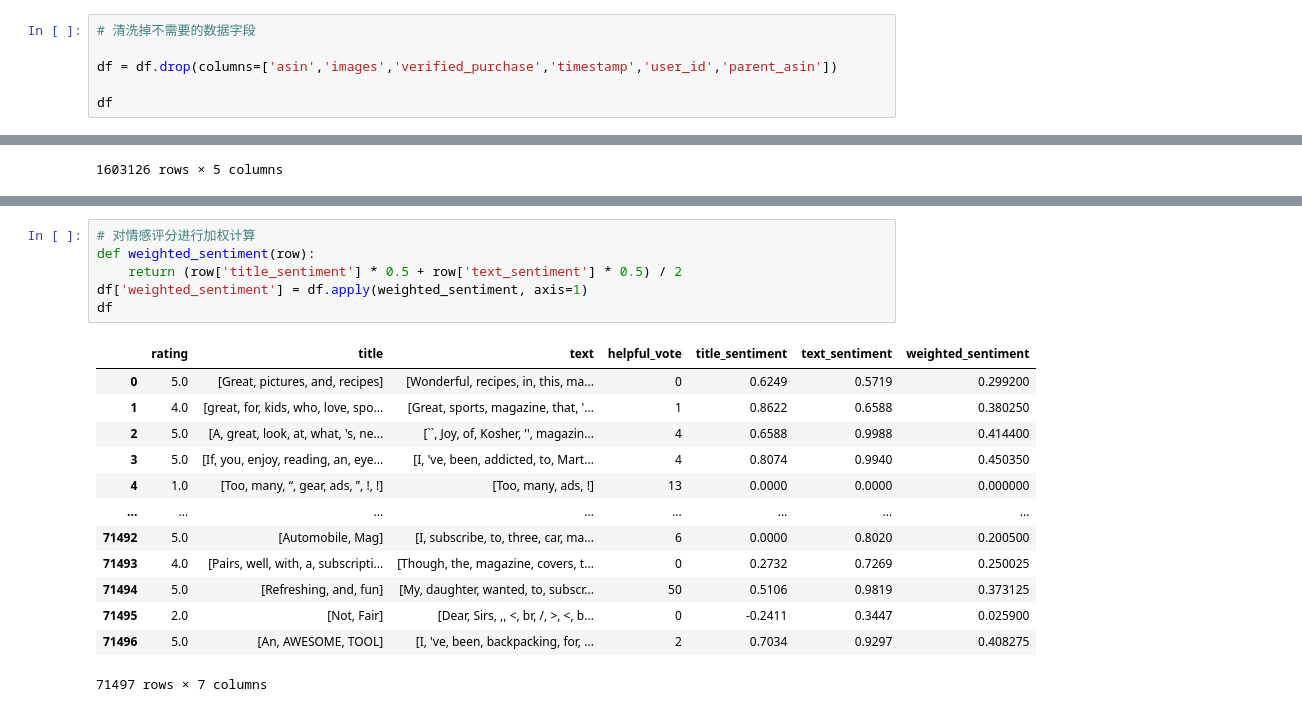
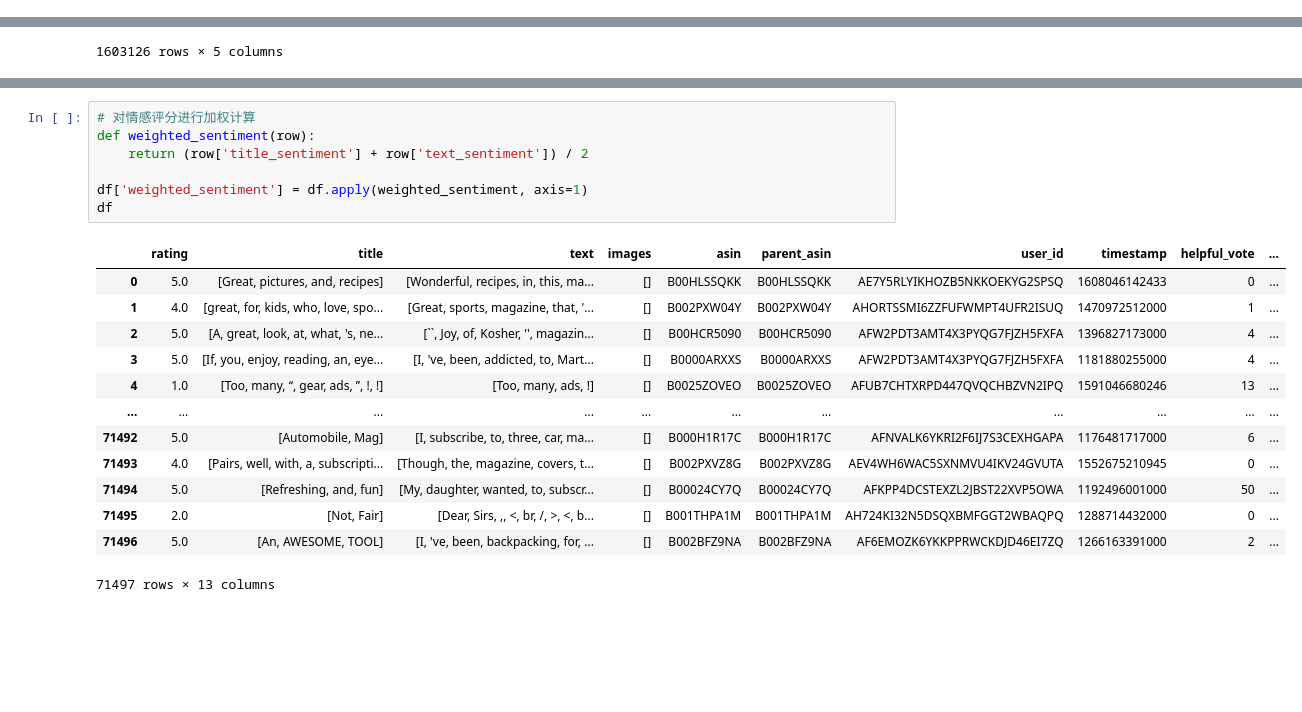
Before and after one commit to ihanofficial/Python_E-commercial_Review_Analysis, a Jupyter notebook: note.ipynb, the cells around one changed output, grey strips where cells are left out. Drawn from its saved outputs; the diff is of its cells as text; blank space fills up the shorter version.

```diff
--- a/note.ipynb
+++ b/note.ipynb
@@ -98,6 +97,0 @@ clean_data
-# %%
-# 清洗掉不需要的数据字段
-
-df = df.drop(columns=['asin','images','verified_purchase','timestamp','user_id','parent_asin'])
-
-df
@@ -304,23 +296,24 @@ df
 # %%
 # 对情感评分进行加权计算
 def weighted_sentiment(row):
-    return (row['title_sentiment'] * 0.5 + row['text_sentiment'] * 0.5) / 2
+    return (row['title_sentiment'] + row['text_sentiment']) / 2
+
 df['weighted_sentiment'] = df.apply(weighted_sentiment, axis=1)
 df
 # %% [output]
-|  | rating | title | text | helpful_vote | title_sentiment | text_sentiment | weighted_sentiment |
-| 0 | 5.0 | [Great, pictures, and, recipes] | [Wonderful, recipes, in, this, ma... | 0 | 0.6249 | 0.5719 | 0.299200 |
-| 1 | 4.0 | [great, for, kids, who, love, spo... | [Great, sports, magazine, that, '... | 1 | 0.8622 | 0.6588 | 0.380250 |
-| 2 | 5.0 | [A, great, look, at, what, 's, ne... | [``, Joy, of, Kosher, '', magazin... | 4 | 0.6588 | 0.9988 | 0.414400 |
-| 3 | 5.0 | [If, you, enjoy, reading, an, eye... | [I, 've, been, addicted, to, Mart... | 4 | 0.8074 | 0.9940 | 0.450350 |
-| 4 | 1.0 | [Too, many, “, gear, ads, ”, !, !] | [Too, many, ads, !] | 13 | 0.0000 | 0.0000 | 0.000000 |
-| ... | ... | ... | ... | ... | ... | ... | ... |
-| 71492 | 5.0 | [Automobile, Mag] | [I, subscribe, to, three, car, ma... | 6 | 0.0000 | 0.8020 | 0.200500 |
-| 71493 | 4.0 | [Pairs, well, with, a, subscripti... | [Though, the, magazine, covers, t... | 0 | 0.2732 | 0.7269 | 0.250025 |
-| 71494 | 5.0 | [Refreshing, and, fun] | [My, daughter, wanted, to, subscr... | 50 | 0.5106 | 0.9819 | 0.373125 |
-| 71495 | 2.0 | [Not, Fair] | [Dear, Sirs, ,, <, br, /, >, <, b... | 0 | -0.2411 | 0.3447 | 0.025900 |
-| 71496 | 5.0 | [An, AWESOME, TOOL] | [I, 've, been, backpacking, for, ... | 2 | 0.7034 | 0.9297 | 0.408275 |
+|  | rating | title | text | images | asin | parent_asin | user_id | timestamp | helpful_vote | ... |
+| 0 | 5.0 | [Great, pictures, and, recipes] | [Wonderful, recipes, in, this, ma... | [] | B00HLSSQKK | B00HLSSQKK | AE7Y5RLYIKHOZB5NKKOEKYG2SPSQ | 1608046142433 | 0 | ... |
+| 1 | 4.0 | [great, for, kids, who, love, spo... | [Great, sports, magazine, that, '... | [] | B002PXW04Y | B002PXW04Y | AHORTSSMI6ZZFUFWMPT4UFR2ISUQ | 1470972512000 | 1 | ... |
+| 2 | 5.0 | [A, great, look, at, what, 's, ne... | [``, Joy, of, Kosher, '', magazin... | [] | B00HCR5090 | B00HCR5090 | AFW2PDT3AMT4X3PYQG7FJZH5FXFA | 1396827173000 | 4 | ... |
+| 3 | 5.0 | [If, you, enjoy, reading, an, eye... | [I, 've, been, addicted, to, Mart... | [] | B0000ARXXS | B0000ARXXS | AFW2PDT3AMT4X3PYQG7FJZH5FXFA | 1181880255000 | 4 | ... |
+| 4 | 1.0 | [Too, many, “, gear, ads, ”, !, !] | [Too, many, ads, !] | [] | B0025ZOVEO | B0025ZOVEO | AFUB7CHTXRPD447QVQCHBZVN2IPQ | 1591046680246 | 13 | ... |
+| ... | ... | ... | ... | ... | ... | ... | ... | ... | ... | ... |
+| 71492 | 5.0 | [Automobile, Mag] | [I, subscribe, to, three, car, ma... | [] | B000H1R17C | B000H1R17C | AFNVALK6YKRI2F6IJ7S3CEXHGAPA | 1176481717000 | 6 | ... |
+| 71493 | 4.0 | [Pairs, well, with, a, subscripti... | [Though, the, magazine, covers, t... | [] | B002PXVZ8G | B002PXVZ8G | AEV4WH6WAC5SXNMVU4IKV24GVUTA | 1552675210945 | 0 | ... |
+| 71494 | 5.0 | [Refreshing, and, fun] | [My, daughter, wanted, to, subscr... | [] | B00024CY7Q | B00024CY7Q | AFKPP4DCSTEXZL2JBST22XVP5OWA | 1192496001000 | 50 | ... |
+| 71495 | 2.0 | [Not, Fair] | [Dear, Sirs, ,, <, br, /, >, <, b... | [] | B001THPA1M | B001THPA1M | AH724KI32N5DSQXBMFGGT2WBAQPQ | 1288714432000 | 0 | ... |
+| 71496 | 5.0 | [An, AWESOME, TOOL] | [I, 've, been, backpacking, for, ... | [] | B002BFZ9NA | B002BFZ9NA | AF6EMOZK6YKKPPRWCKDJD46EI7ZQ | 1266163391000 | 2 | ... |
-71497 rows × 7 columns
+71497 rows × 13 columns
 # %%
 from sklearn.linear_model import LinearRegression
 import numpy as np
```
Also changed, not shown: parts of 12 cells of this notebook, 1 other file.
